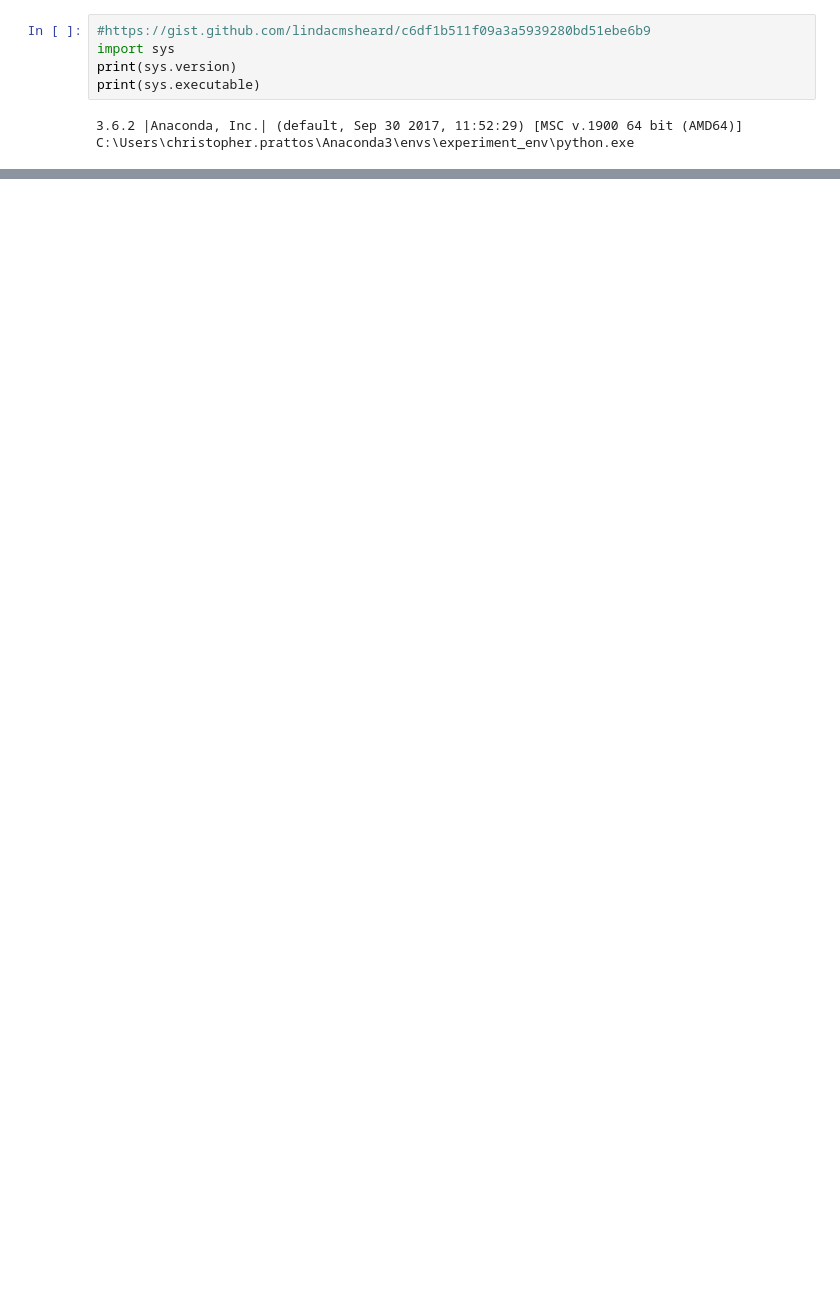
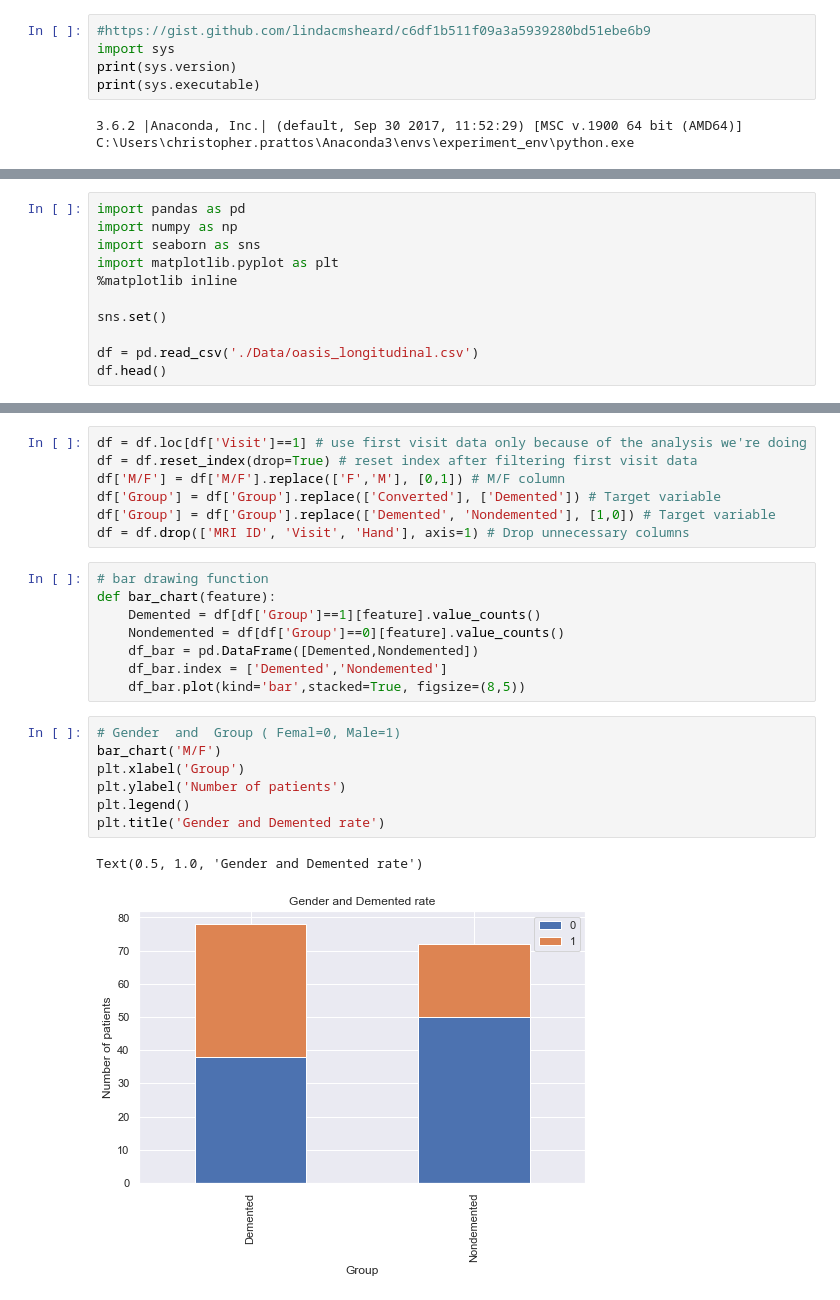
Before and after one commit to cprattos/MRI-Alzheimers, a Jupyter notebook: 001_EDA.ipynb, the cells around one changed output, grey strips where cells are left out. Saved outputs shown, nothing was run; the diff lists cells and outputs as text; blank space fills up the shorter version.

```diff
--- a/001_EDA.ipynb
+++ b/001_EDA.ipynb
@@ -25,0 +23,11 @@ UserErrorException: UserErrorException:
+# %%
+import pandas as pd
+import numpy as np
+import seaborn as sns
+import matplotlib.pyplot as plt
+%matplotlib inline
+
+sns.set()
+
+df = pd.read_csv('./Data/oasis_longitudinal.csv')
+df.head()
@@ -25,0 +41,25 @@ UserErrorException: UserErrorException:
+# %%
+df = df.loc[df['Visit']==1] # use first visit data only because of the analysis we're doing
+df = df.reset_index(drop=True) # reset index after filtering first visit data
+df['M/F'] = df['M/F'].replace(['F','M'], [0,1]) # M/F column
+df['Group'] = df['Group'].replace(['Converted'], ['Demented']) # Target variable
+df['Group'] = df['Group'].replace(['Demented', 'Nondemented'], [1,0]) # Target variable
+df = df.drop(['MRI ID', 'Visit', 'Hand'], axis=1) # Drop unnecessary columns
+# %%
+# bar drawing function
+def bar_chart(feature):
+    Demented = df[df['Group']==1][feature].value_counts()
+    Nondemented = df[df['Group']==0][feature].value_counts()
+    df_bar = pd.DataFrame([Demented,Nondemented])
+    df_bar.index = ['Demented','Nondemented']
+    df_bar.plot(kind='bar',stacked=True, figsize=(8,5))
+# %%
+# Gender  and  Group ( Femal=0, Male=1)
+bar_chart('M/F')
+plt.xlabel('Group')
+plt.ylabel('Number of patients')
+plt.legend()
+plt.title('Gender and Demented rate')
+# %% [output]
+Text(0.5, 1.0, 'Gender and Demented rate')
+[figure, added]
```
Also changed, not shown: parts of 7 cells of this notebook, 2 other files.
